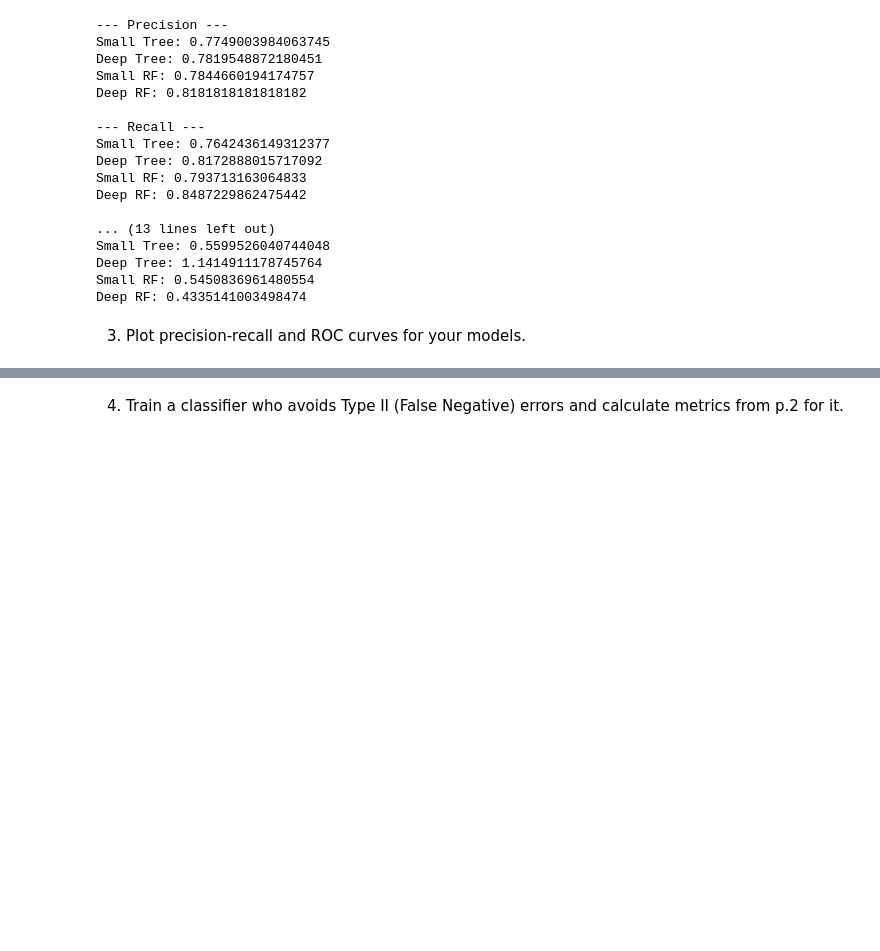
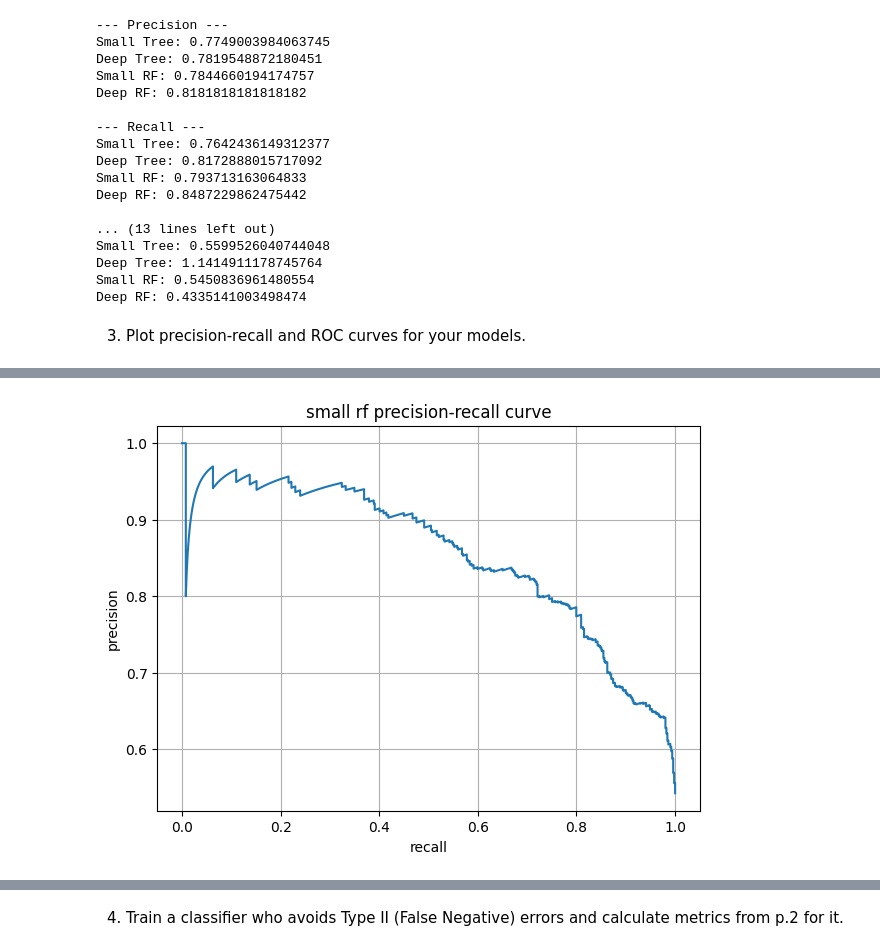
Before and after one commit to antilya/ML-course, a Jupyter notebook: Task_1_Ilya_Group_J4132.ipynb, the cells around one changed output, grey strips where cells are left out. Drawn from its saved outputs; the diff is of its cells as text; code cells hidden in the pictures; blank space fills up the shorter version.

```diff
--- a/Task_1_Ilya_Group_J4132.ipynb
+++ b/Task_1_Ilya_Group_J4132.ipynb
@@ -155,0 +198,21 @@ print()
+# %%
+# small rf precision-recall
+small_rf_probabilities = small_rf_classifier.predict_proba(x_test)
+small_rf_activity_probabilities = small_rf_probabilities[:, 1]
+
+small_rf_precision, small_rf_recall, small_rf_thresholds = metrics.precision_recall_curve(
+    y_test,
+    small_rf_activity_probabilities)
+
+plt.figure(figsize=(7, 5))
+
+plt.plot(small_rf_recall, small_rf_precision)
+
+plt.xlabel("recall")
+plt.ylabel("precision")
+plt.title("small rf precision-recall curve")
+
+plt.grid(True)
+plt.show()
+# %% [output]
+[figure, added]
```
Also changed, not shown: parts of 8 cells of this notebook.
